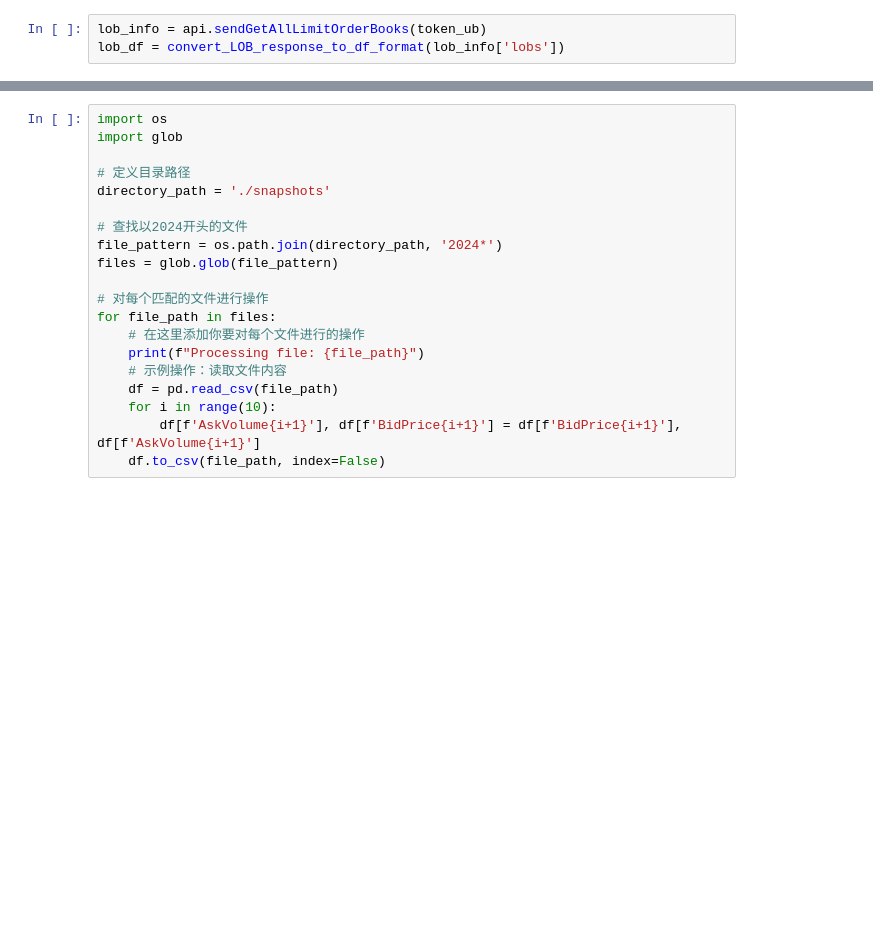
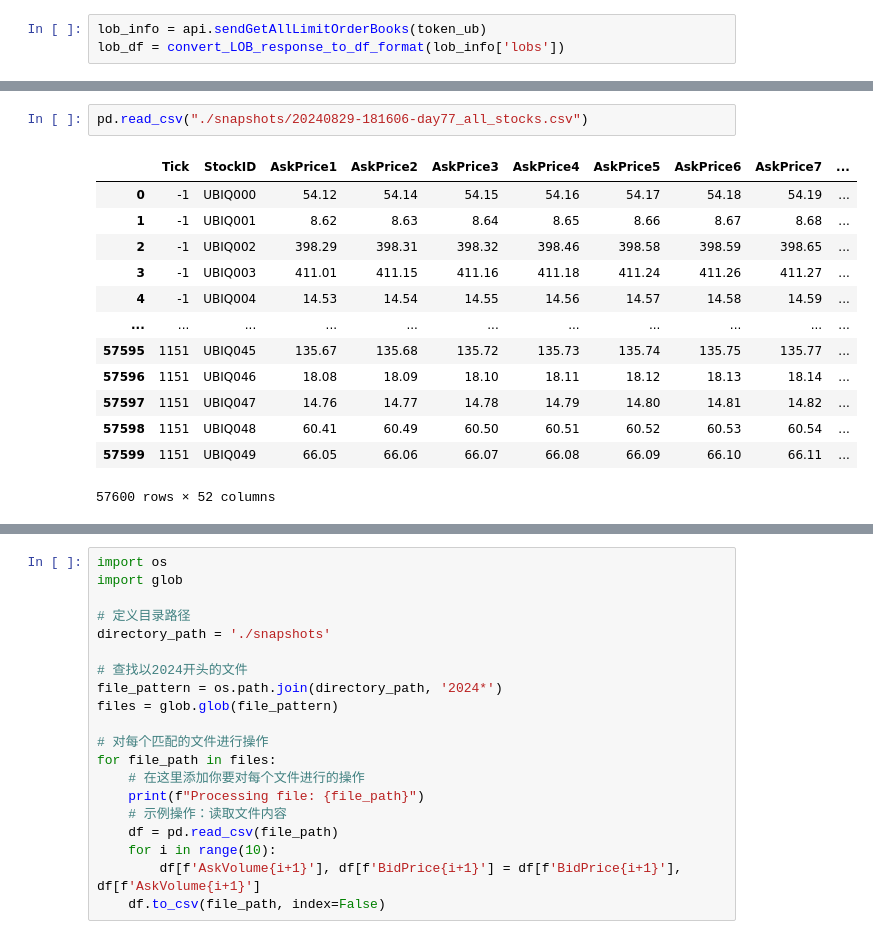
Before and after one commit to XuanofXXX/JiuKun-Quant, a Jupyter notebook: test.ipynb, the cells around one changed output, grey strips where cells are left out. Cells and saved outputs as stored; diff of their text form; blank space fills up the shorter version.

```diff
--- a/test.ipynb
+++ b/test.ipynb
@@ -572,0 +679,16 @@ Name: 0, dtype: object
+# %%
+pd.read_csv("./snapshots/20240829-181606-day77_all_stocks.csv")
+# %% [output]
+|  | Tick | StockID | AskPrice1 | AskPrice2 | AskPrice3 | AskPrice4 | AskPrice5 | AskPrice6 | AskPrice7 | ... |
+| 0 | -1 | UBIQ000 | 54.12 | 54.14 | 54.15 | 54.16 | 54.17 | 54.18 | 54.19 | ... |
+| 1 | -1 | UBIQ001 | 8.62 | 8.63 | 8.64 | 8.65 | 8.66 | 8.67 | 8.68 | ... |
+| 2 | -1 | UBIQ002 | 398.29 | 398.31 | 398.32 | 398.46 | 398.58 | 398.59 | 398.65 | ... |
+| 3 | -1 | UBIQ003 | 411.01 | 411.15 | 411.16 | 411.18 | 411.24 | 411.26 | 411.27 | ... |
+| 4 | -1 | UBIQ004 | 14.53 | 14.54 | 14.55 | 14.56 | 14.57 | 14.58 | 14.59 | ... |
+| ... | ... | ... | ... | ... | ... | ... | ... | ... | ... | ... |
+| 57595 | 1151 | UBIQ045 | 135.67 | 135.68 | 135.72 | 135.73 | 135.74 | 135.75 | 135.77 | ... |
+| 57596 | 1151 | UBIQ046 | 18.08 | 18.09 | 18.10 | 18.11 | 18.12 | 18.13 | 18.14 | ... |
+| 57597 | 1151 | UBIQ047 | 14.76 | 14.77 | 14.78 | 14.79 | 14.80 | 14.81 | 14.82 | ... |
+| 57598 | 1151 | UBIQ048 | 60.41 | 60.49 | 60.50 | 60.51 | 60.52 | 60.53 | 60.54 | ... |
+| 57599 | 1151 | UBIQ049 | 66.05 | 66.06 | 66.07 | 66.08 | 66.09 | 66.10 | 66.11 | ... |
+57600 rows × 52 columns
```
Also changed, not shown: parts of 14 cells of this notebook, 3 other files.
